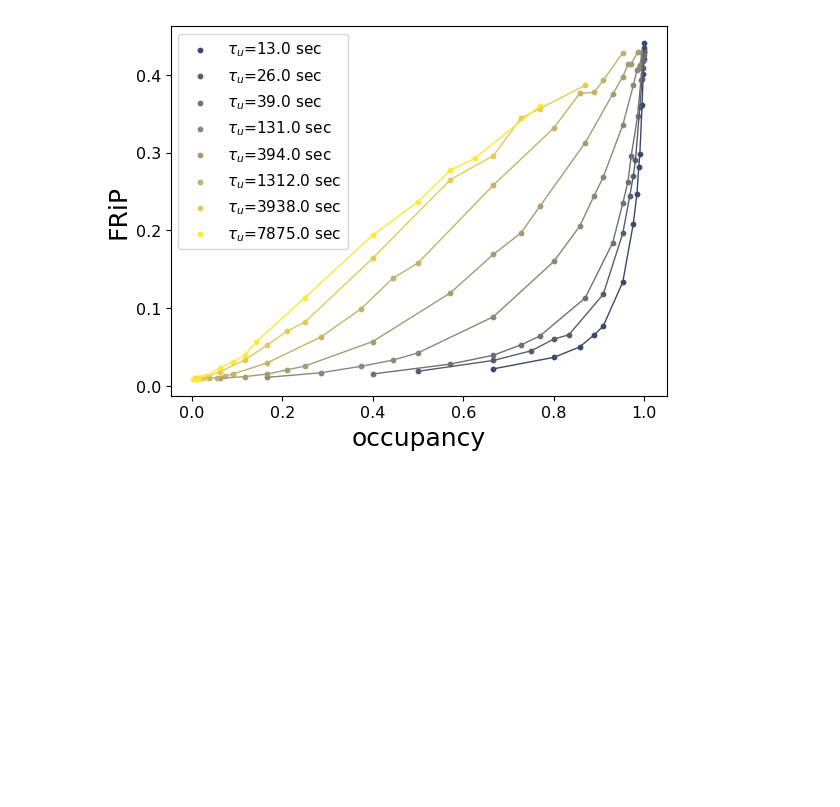
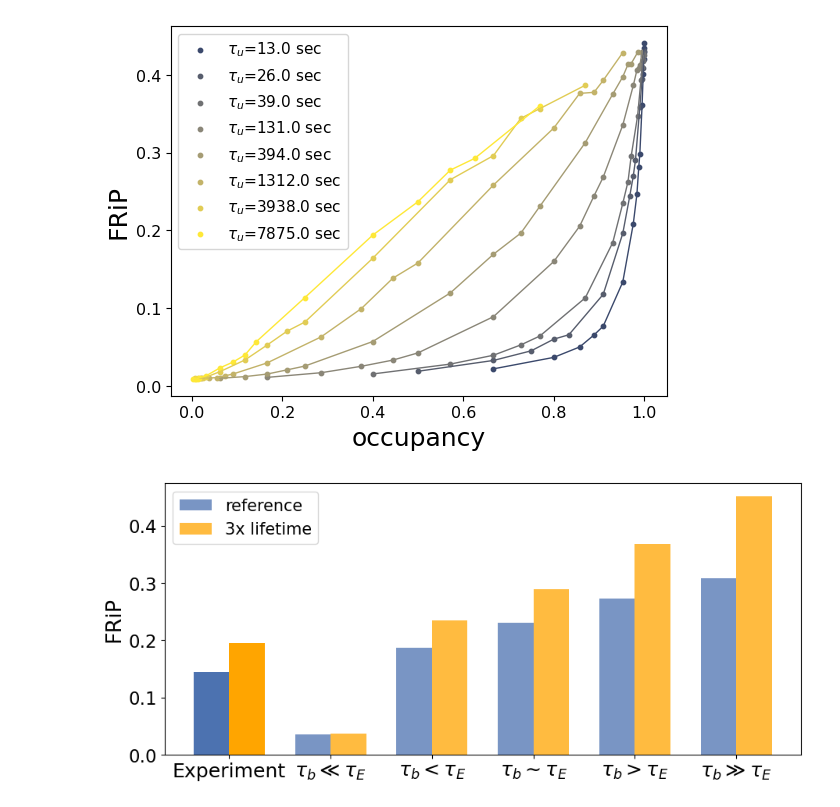
Before and after one commit to Fudenberg-Research-Group/dynamic_extrusion_boundaries, a Jupyter notebook: analysis/sweeps_map_frips.ipynb, the cells around one changed output. Cells and saved outputs as stored; diff of their text form; code cells hidden in the pictures; blank space fills up the shorter version.

```diff
--- a/analysis/sweeps_map_frips.ipynb
+++ b/analysis/sweeps_map_frips.ipynb
@@ -376,0 +398,6 @@ plt.show()
+# %%
+clife_list = [60.0, 900.0, 1500.0, 3000, 6000]
+cof_list = [9.80, 146.94, 240.60, 489.80, 979.59]
+merged_df_sort = merged_df[merged_df[' clife'].isin(clife_list)]
+merged_df_sort = merged_df[merged_df[' cof'].isin(cof_list)]
+merged_df_sort = merged_df_sort.sort_values(' clife')
@@ -376,0 +411,52 @@ plt.show()
+# %%
+# Define tau_e for comparison
+tau_e = 500
+# add experimental values
+Liu_val_wt = (0.13+0.16)/2
+Liu_val_wapl = (0.17+0.22)/2
+# Add a new column for labels based on conditions
+tau_e = tau_e*TIME_CONV_COEF
+def get_label(clife, tau_e):
+    if clife < 0.15 * tau_e:
+        return r'$\tau_b \ll \tau_E$'
+    elif 0.15 * tau_e < clife and clife < 0.75*tau_e:
+        return r'$\tau_b < \tau_E$'
+    elif clife > 1.5 * tau_e and clife<3*tau_e:
+        return r'$\tau_b > \tau_E$'
+    elif clife > 3 * tau_e:
+        return r'$\tau_b \gg \tau_E$'
+    else:
+        return r'$\tau_b \sim \tau_E$'
+sns.reset_defaults()
+merged_df_sort['label'] = merged_df_sort[' clife'].apply(lambda x: get_label(x, tau_e))
+
+# Plotting
+fig, ax = plt.subplots(figsize=(10.5, 4.515))
+
+# Define the bar width
+bar_width = 0.35
+
+# Plot bars for experimental data at the beginning
+exp_index = 0  # Positioning them at the beginning of the plot
+bars3 = ax.bar(exp_index, Liu_val_wt, bar_width,  color='b')#WT, Liu et al, 2020 label =r'WT, Liu et al, 2021',
+bars4 = ax.bar(exp_index + bar_width, Liu_val_wapl, bar_width, color='orange')# label=r'Wapl 6h, Liu et al, 2021'
+
+# Create positions for bars and plot for merged_df_sort
+index = np.arange(1, len(merged_df_sort) + 1)  # Start from 1 for the subsequent data
+bars1 = ax.bar(index, merged_df_sort[' fripscore_x'], bar_width, label= 'reference', color='b', alpha = 0.75) #alternative label r'$\tau_E$ =%s sec'%(500*convertor)
+bars2 = ax.bar(index + bar_width, merged_df_sort[' fripscore_y'], bar_width, label= '3x lifetime', color='orange', alpha = 0.75) #alternative label r'$\tau_E = %s sec$'%(1500*convertor)
+
+# Set labels and title
+ax.set_ylabel('FRiP', fontsize=19.5)
+
+# Adjust x-ticks to align with the bars
+ax.set_xticks(np.append(exp_index + bar_width / 2, index + bar_width / 2))
+ax.set_xticklabels(['Experiment'] + list(merged_df_sort['label']), fontsize = 18.15,)
+#plt.yticks(fontsize=15)
+#ax.set_ylim(0.95, 1.16)
+ax.tick_params(axis='y', labelsize=16.5)
+ax.legend(fontsize = 15)
+plt.savefig('../output/figures/bar_for_frip.pdf', transparent = True)
+plt.show()
+# %% [output]
+[figure, added]
```
Also changed, not shown: parts of 6 cells of this notebook.
